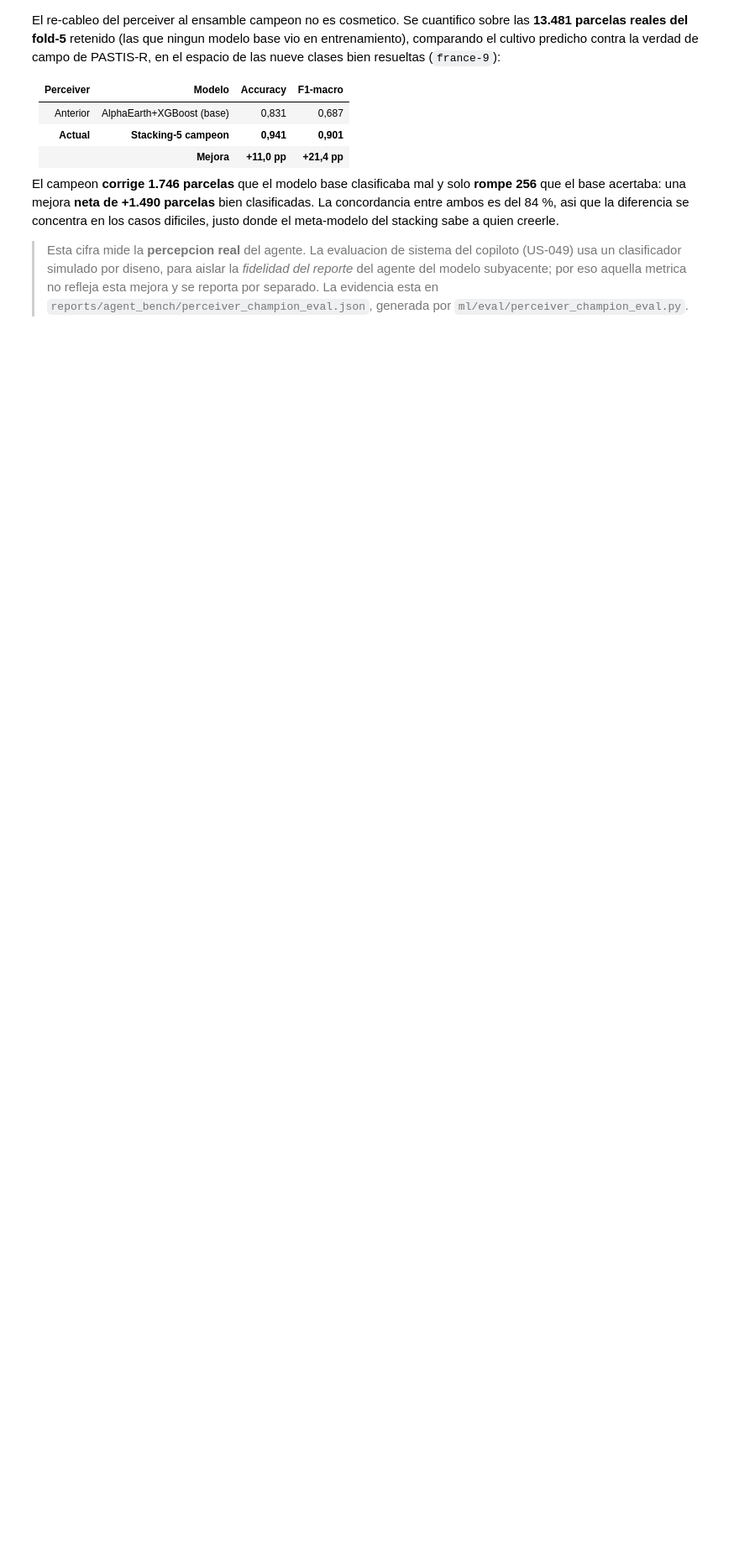
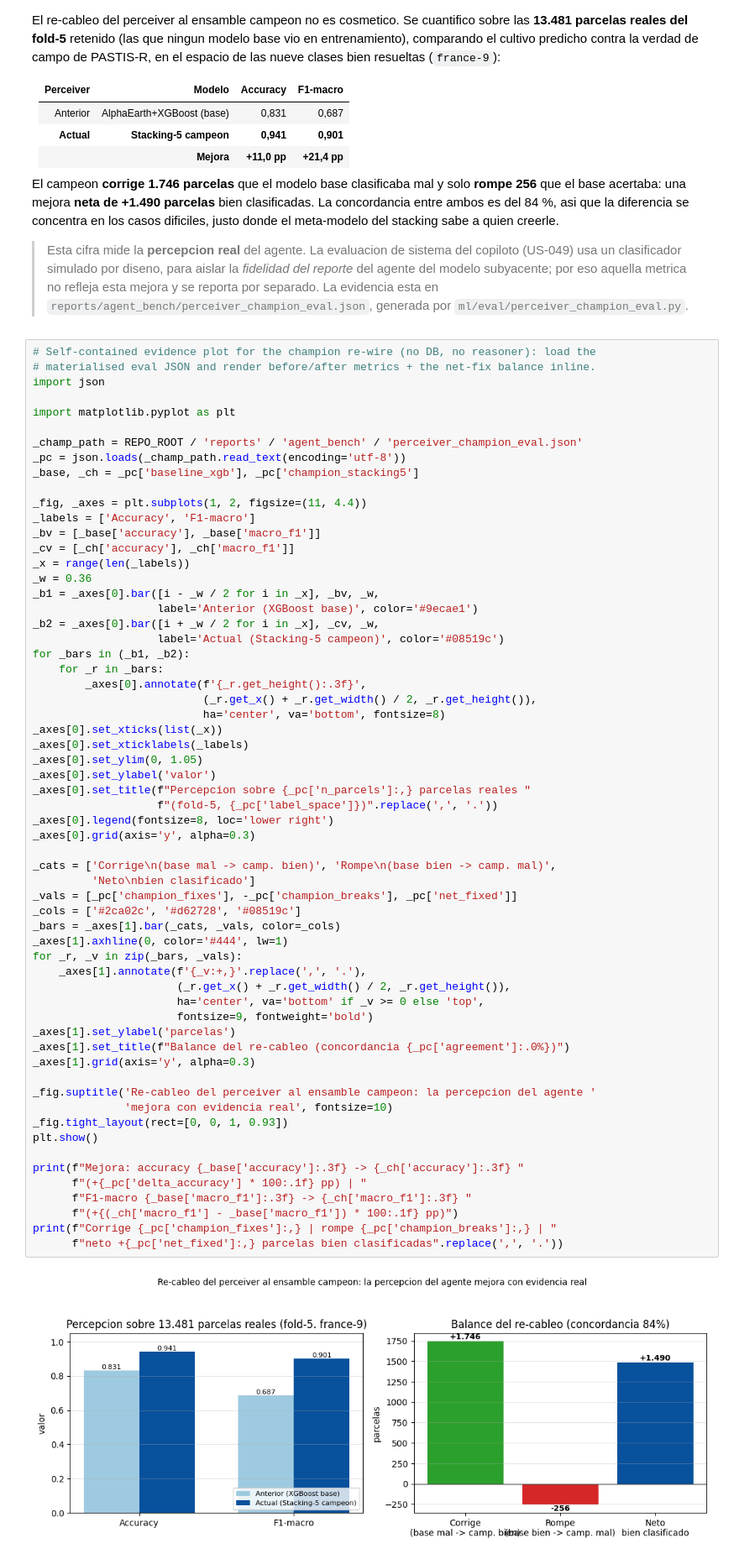
Before and after one commit to ArthurZizumbo/agrosat-copilot, a Jupyter notebook: notebooks/final_model/Avance6.Demo.Copiloto.Equipo17.ipynb, the cells around one changed output. Shown at 84% size. Cells and saved outputs as stored; diff of their text form; blank space fills up the shorter version.

```diff
--- a/notebooks/final_model/Avance6.Demo.Copiloto.Equipo17.ipynb
+++ b/notebooks/final_model/Avance6.Demo.Copiloto.Equipo17.ipynb
@@ -255,3 +255,66 @@ El re-cableo del perceiver al ensamble campeon no es cosmetico. Se cuantifico so
 El campeon **corrige 1.746 parcelas** que el modelo base clasificaba mal y solo **rompe 256** que el base acertaba: una mejora **neta de +1.490 parcelas** bien clasificadas. La concordancia entre ambos es del 84 %, asi que la diferencia se concentra en los casos dificiles, justo donde el meta-modelo del stacking sabe a quien creerle.
 
 > Esta cifra mide la **percepcion real** del agente. La evaluacion de sistema del copiloto (US-049) usa un clasificador simulado por diseno, para aislar la *fidelidad del reporte* del agente del modelo subyacente; por eso aquella metrica no refleja esta mejora y se reporta por separado. La evidencia esta en `reports/agent_bench/perceiver_champion_eval.json`, generada por `ml/eval/perceiver_champion_eval.py`.
+# %%
+# Self-contained evidence plot for the champion re-wire (no DB, no reasoner): load the
+# materialised eval JSON and render before/after metrics + the net-fix balance inline.
+import json
+
+import matplotlib.pyplot as plt
+
+_champ_path = REPO_ROOT / 'reports' / 'agent_bench' / 'perceiver_champion_eval.json'
+_pc = json.loads(_champ_path.read_text(encoding='utf-8'))
+_base, _ch = _pc['baseline_xgb'], _pc['champion_stacking5']
+
+_fig, _axes = plt.subplots(1, 2, figsize=(11, 4.4))
+_labels = ['Accuracy', 'F1-macro']
+_bv = [_base['accuracy'], _base['macro_f1']]
+_cv = [_ch['accuracy'], _ch['macro_f1']]
+_x = range(len(_labels))
+_w = 0.36
+_b1 = _axes[0].bar([i - _w / 2 for i in _x], _bv, _w,
+                   label='Anterior (XGBoost base)', color='#9ecae1')
+_b2 = _axes[0].bar([i + _w / 2 for i in _x], _cv, _w,
+                   label='Actual (Stacking-5 campeon)', color='#08519c')
+for _bars in (_b1, _b2):
+    for _r in _bars:
+        _axes[0].annotate(f'{_r.get_height():.3f}',
+                          (_r.get_x() + _r.get_width() / 2, _r.get_height()),
+                          ha='center', va='bottom', fontsize=8)
+_axes[0].set_xticks(list(_x))
+_axes[0].set_xticklabels(_labels)
+_axes[0].set_ylim(0, 1.05)
+_axes[0].set_ylabel('valor')
+_axes[0].set_title(f"Percepcion sobre {_pc['n_parcels']:,} parcelas reales "
+                   f"(fold-5, {_pc['label_space']})".replace(',', '.'))
+_axes[0].legend(fontsize=8, loc='lower right')
+_axes[0].grid(axis='y', alpha=0.3)
+
+_cats = ['Corrige\n(base mal -> camp. bien)', 'Rompe\n(base bien -> camp. mal)',
+         'Neto\nbien clasificado']
+_vals = [_pc['champion_fixes'], -_pc['champion_breaks'], _pc['net_fixed']]
+_cols = ['#2ca02c', '#d62728', '#08519c']
+_bars = _axes[1].bar(_cats, _vals, color=_cols)
+_axes[1].axhline(0, color='#444', lw=1)
+for _r, _v in zip(_bars, _vals):
+    _axes[1].annotate(f'{_v:+,}'.replace(',', '.'),
+                      (_r.get_x() + _r.get_width() / 2, _r.get_height()),
+                      ha='center', va='bottom' if _v >= 0 else 'top',
+                      fontsize=9, fontweight='bold')
+_axes[1].set_ylabel('parcelas')
+_axes[1].set_title(f"Balance del re-cableo (concordancia {_pc['agreement']:.0%})")
+_axes[1].grid(axis='y', alpha=0.3)
+
+_fig.suptitle('Re-cableo del perceiver al ensamble campeon: la percepcion del agente '
+              'mejora con evidencia real', fontsize=10)
+_fig.tight_layout(rect=[0, 0, 1, 0.93])
+plt.show()
+
+print(f"Mejora: accuracy {_base['accuracy']:.3f} -> {_ch['accuracy']:.3f} "
+      f"(+{_pc['delta_accuracy'] * 100:.1f} pp) | "
+      f"F1-macro {_base['macro_f1']:.3f} -> {_ch['macro_f1']:.3f} "
+      f"(+{(_ch['macro_f1'] - _base['macro_f1']) * 100:.1f} pp)")
+print(f"Corrige {_pc['champion_fixes']:,} | rompe {_pc['champion_breaks']:,} | "
+      f"neto +{_pc['net_fixed']:,} parcelas bien clasificadas".replace(',', '.'))
+# %% [output]
+[figure, added]
```
Also changed, not shown: parts of 1 cell of this notebook, 2 other files.
